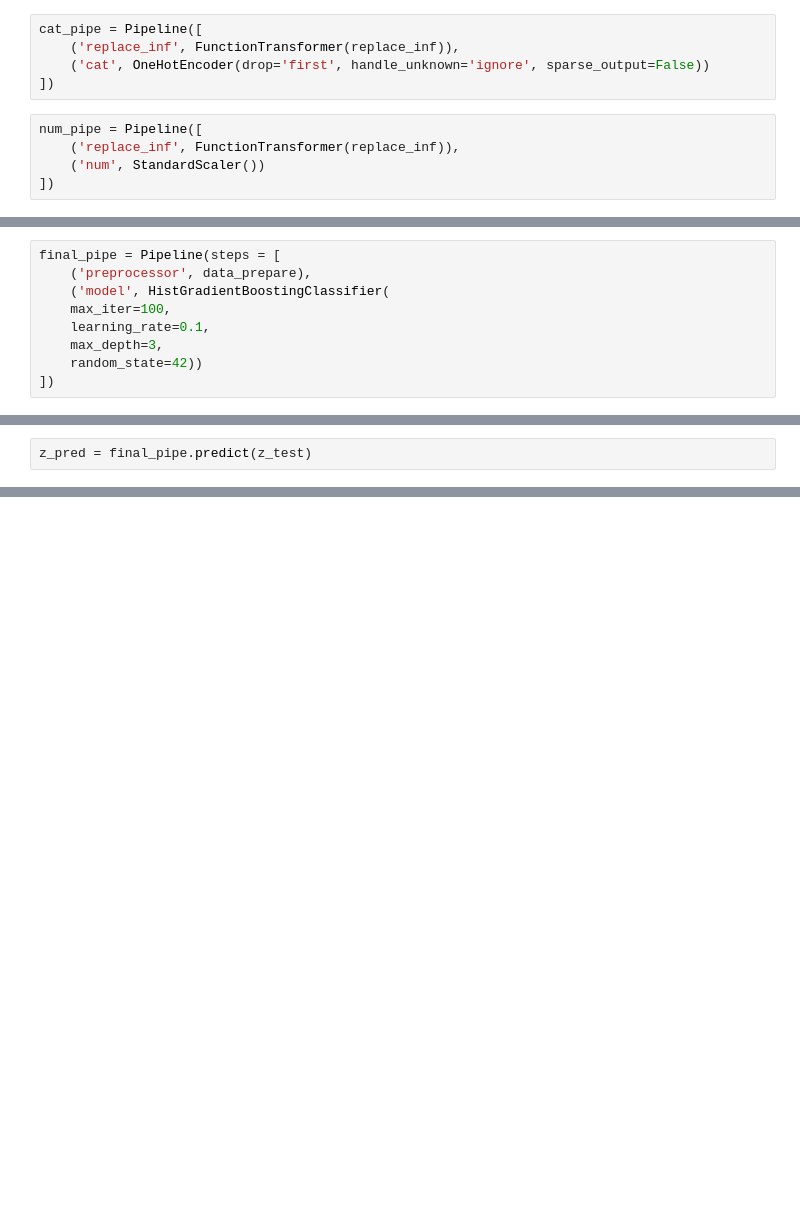
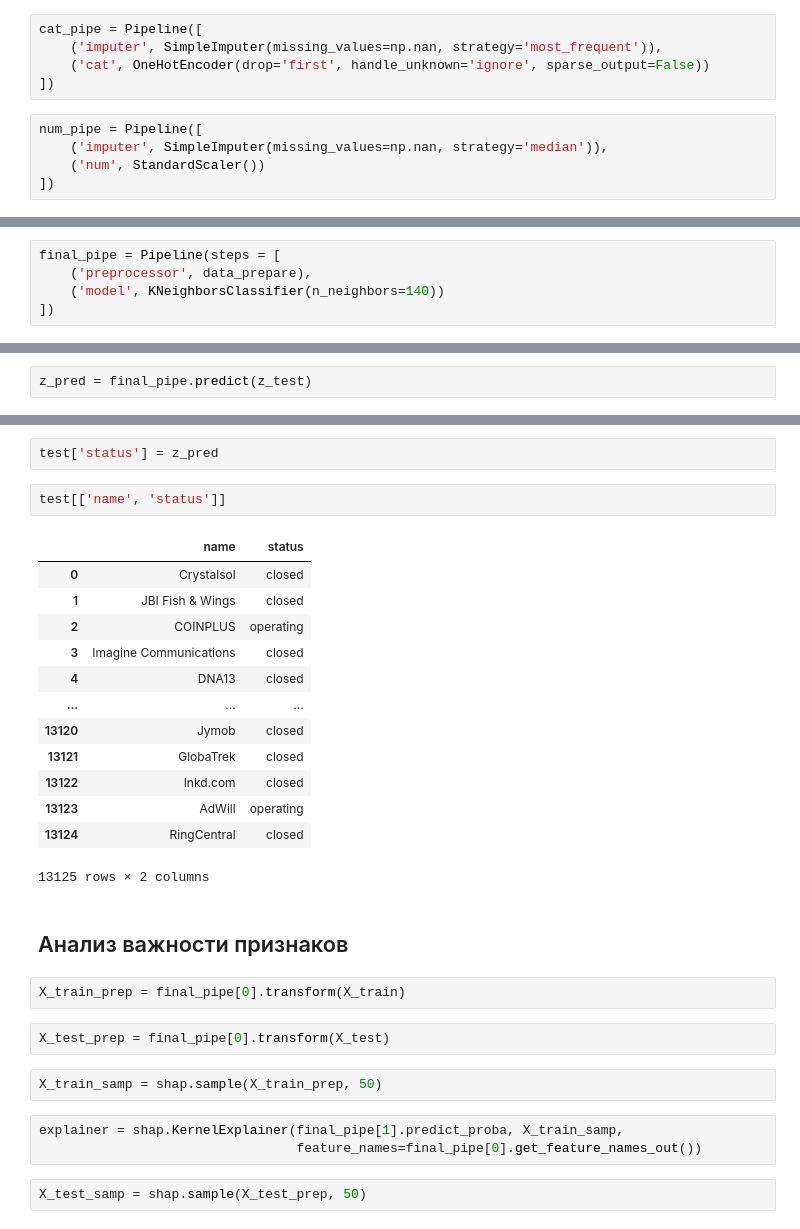
Before and after one commit to OlegatorGit/kaggle, a Jupyter notebook: kaggle_project.ipynb, the cells around one changed output, grey strips where cells are left out. Drawn from its saved outputs; the diff is of its cells as text; blank space fills up the shorter version.

Commit message:
Подобрана модель, сделан анализ важности признаков

```diff
--- a/kaggle_project.ipynb
+++ b/kaggle_project.ipynb
@@ -548,11 +541,11 @@ def replace_inf(df):
 # %%
 cat_pipe = Pipeline([
-    ('replace_inf', FunctionTransformer(replace_inf)),
+    ('imputer', SimpleImputer(missing_values=np.nan, strategy='most_frequent')),
     ('cat', OneHotEncoder(drop='first', handle_unknown='ignore', sparse_output=False))
 ])
 # %%
 num_pipe = Pipeline([
-    ('replace_inf', FunctionTransformer(replace_inf)),
+    ('imputer', SimpleImputer(missing_values=np.nan, strategy='median')),
     ('num', StandardScaler())
 ])
 # %%
@@ -563,11 +556,7 @@ data_prepare = ColumnTransformer([
 # %%
 final_pipe = Pipeline(steps = [
     ('preprocessor', data_prepare),
-    ('model', HistGradientBoostingClassifier(
-    max_iter=100,
-    learning_rate=0.1,
-    max_depth=3,
-    random_state=42))
+    ('model', KNeighborsClassifier(n_neighbors=140))
 ])
 # %%
 final_pipe.fit(X_train, y_train)
@@ -635,0 +611,31 @@ ChildProcessError: [Errno 10] No child processes
+# %%
+test['status'] = z_pred
+# %%
+test[['name', 'status']]
+# %% [output]
+|  | name | status |
+| 0 | Crystalsol | closed |
+| 1 | JBI Fish & Wings | closed |
+| 2 | COINPLUS | operating |
+| 3 | Imagine Communications | closed |
+| 4 | DNA13 | closed |
+| ... | ... | ... |
+| 13120 | Jymob | closed |
+| 13121 | GlobaTrek | closed |
+| 13122 | Inkd.com | closed |
+| 13123 | AdWill | operating |
+| 13124 | RingCentral | closed |
+13125 rows × 2 columns
+# %% [markdown]
+## Анализ важности признаков
+# %%
+X_train_prep = final_pipe[0].transform(X_train)
+# %%
+X_test_prep = final_pipe[0].transform(X_test)
+# %%
+X_train_samp = shap.sample(X_train_prep, 50)
+# %%
+explainer = shap.KernelExplainer(final_pipe[1].predict_proba, X_train_samp,
+                                 feature_names=final_pipe[0].get_feature_names_out())
+# %%
+X_test_samp = shap.sample(X_test_prep, 50)
```
Also changed, not shown: parts of 24 cells of this notebook.
